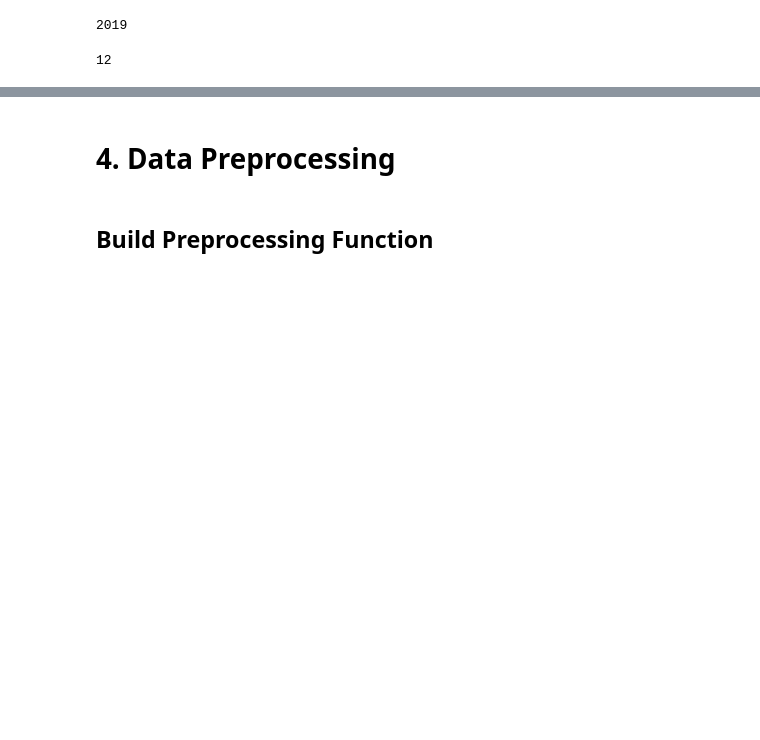
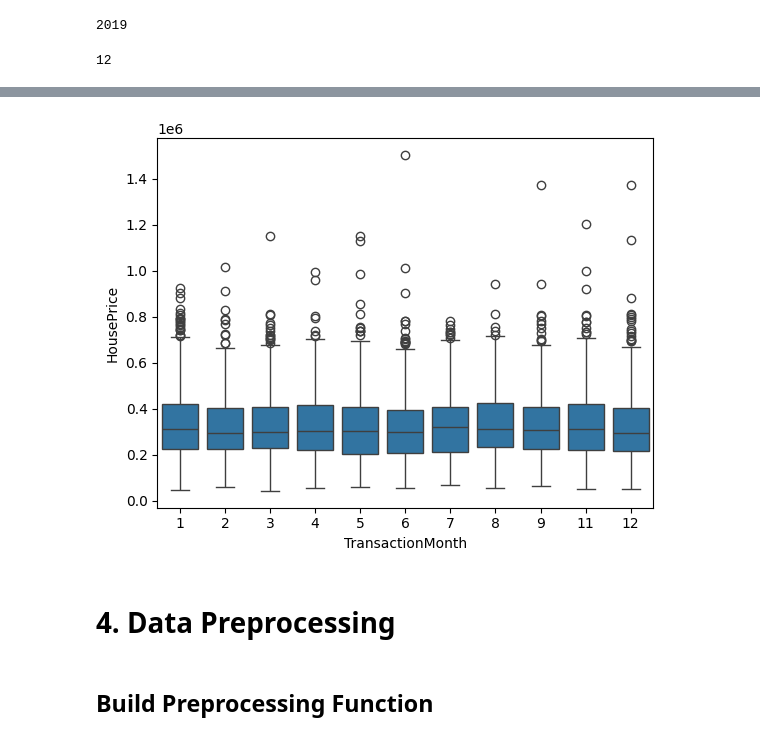
Before and after one commit to hypergalois/HousePricePredictionAPI, a Jupyter notebook: Regression.ipynb, the cells around one changed output, grey strips where cells are left out. Drawn from its saved outputs; the diff is of its cells as text; code cells hidden in the pictures; blank space fills up the shorter version.

```diff
--- a/Regression.ipynb
+++ b/Regression.ipynb
@@ -314,3 +334,8 @@ train["TransactionMonth"] = train["TransactionDate"].apply(lambda x: int(x[5:7])
+# %%
+sns.boxplot(x="TransactionMonth", y="HousePrice", data=train)
+plt.show()
+# %% [output]
+[figure, added]
 # %% [markdown]
 # 4. Data Preprocessing
 # %% [markdown]
```
Also changed, not shown: parts of 3 cells of this notebook.
